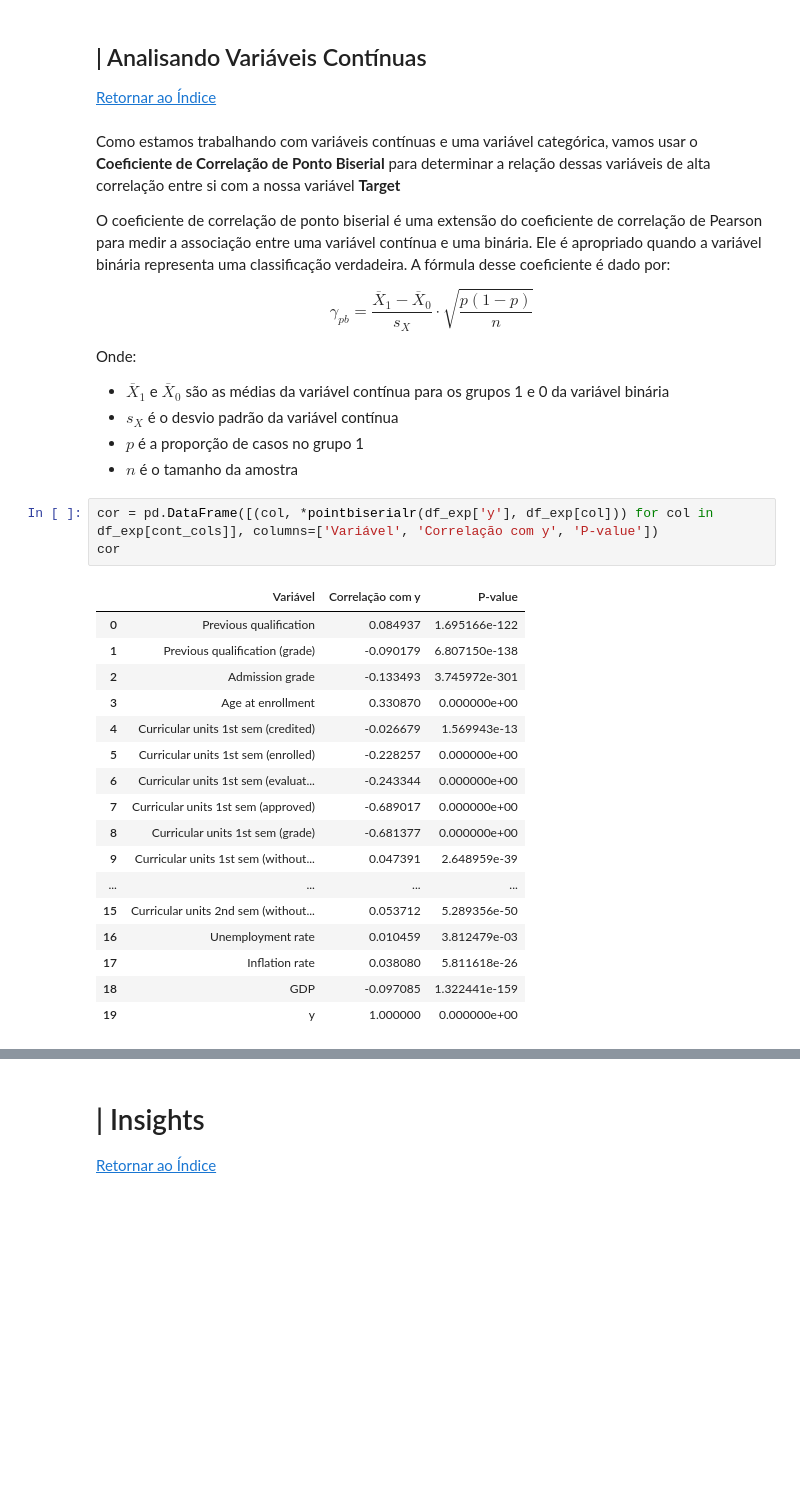
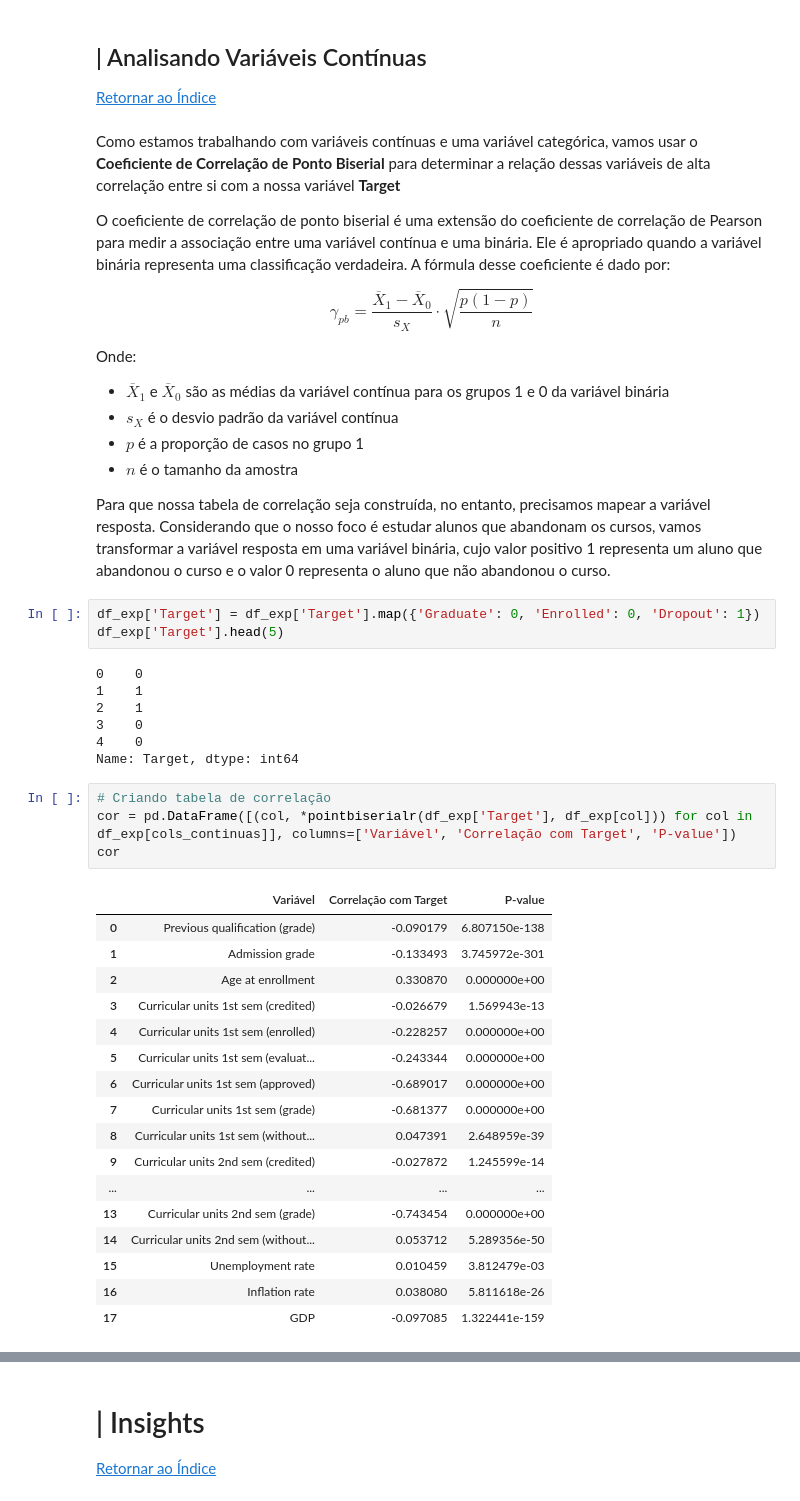
Before and after one commit to DuquePin/Final_Project_EBAC, a Jupyter notebook: notebooks/EDA.ipynb, the cells around one changed output, grey strips where cells are left out. Saved outputs shown, nothing was run; the diff lists cells and outputs as text; blank space fills up the shorter version.

```diff
--- a/notebooks/EDA.ipynb
+++ b/notebooks/EDA.ipynb
@@ -714,25 +930,38 @@ Onde:
 - $s_X$ é o desvio padrão da variável contínua
 - $p$ é a proporção de casos no grupo 1
 - $n$ é o tamanho da amostra
+
+Para que nossa tabela de correlação seja construída, no entanto, precisamos mapear a variável resposta. Considerando que o nosso foco é estudar alunos que abandonam os cursos, vamos transformar a variável resposta em uma variável binária, cujo valor positivo 1 representa um aluno que abandonou o curso e o valor 0 representa o aluno que não abandonou o curso.
+# %%
+df_exp['Target'] = df_exp['Target'].map({'Graduate': 0, 'Enrolled': 0, 'Dropout': 1})
+df_exp['Target'].head(5)
+# %% [output]
+0    0
+1    1
+2    1
+3    0
+4    0
+Name: Target, dtype: int64
 # %%
-cor = pd.DataFrame([(col, *pointbiserialr(df_exp['y'], df_exp[col])) for col in df_exp[cont_cols]], columns=['Variável', 'Correlação com y', 'P-value'])
+# Criando tabela de correlação
+cor = pd.DataFrame([(col, *pointbiserialr(df_exp['Target'], df_exp[col])) for col in df_exp[cols_continuas]], columns=['Variável', 'Correlação com Target', 'P-value'])
 cor
 # %% [output]
-|  | Variável | Correlação com y | P-value |
-| 0 | Previous qualification | 0.084937 | 1.695166e-122 |
-| 1 | Previous qualification (grade) | -0.090179 | 6.807150e-138 |
-| 2 | Admission grade | -0.133493 | 3.745972e-301 |
-| 3 | Age at enrollment | 0.330870 | 0.000000e+00 |
-| 4 | Curricular units 1st sem (credited) | -0.026679 | 1.569943e-13 |
-| 5 | Curricular units 1st sem (enrolled) | -0.228257 | 0.000000e+00 |
-| 6 | Curricular units 1st sem (evaluat... | -0.243344 | 0.000000e+00 |
-| 7 | Curricular units 1st sem (approved) | -0.689017 | 0.000000e+00 |
-| 8 | Curricular units 1st sem (grade) | -0.681377 | 0.000000e+00 |
-| 9 | Curricular units 1st sem (without... | 0.047391 | 2.648959e-39 |
+|  | Variável | Correlação com Target | P-value |
+| 0 | Previous qualification (grade) | -0.090179 | 6.807150e-138 |
+| 1 | Admission grade | -0.133493 | 3.745972e-301 |
+| 2 | Age at enrollment | 0.330870 | 0.000000e+00 |
+| 3 | Curricular units 1st sem (credited) | -0.026679 | 1.569943e-13 |
+| 4 | Curricular units 1st sem (enrolled) | -0.228257 | 0.000000e+00 |
+| 5 | Curricular units 1st sem (evaluat... | -0.243344 | 0.000000e+00 |
+| 6 | Curricular units 1st sem (approved) | -0.689017 | 0.000000e+00 |
+| 7 | Curricular units 1st sem (grade) | -0.681377 | 0.000000e+00 |
+| 8 | Curricular units 1st sem (without... | 0.047391 | 2.648959e-39 |
+| 9 | Curricular units 2nd sem (credited) | -0.027872 | 1.245599e-14 |
 | ... | ... | ... | ... |
-| 15 | Curricular units 2nd sem (without... | 0.053712 | 5.289356e-50 |
-| 16 | Unemployment rate | 0.010459 | 3.812479e-03 |
-| 17 | Inflation rate | 0.038080 | 5.811618e-26 |
-| 18 | GDP | -0.097085 | 1.322441e-159 |
-| 19 | y | 1.000000 | 0.000000e+00 |
+| 13 | Curricular units 2nd sem (grade) | -0.743454 | 0.000000e+00 |
+| 14 | Curricular units 2nd sem (without... | 0.053712 | 5.289356e-50 |
+| 15 | Unemployment rate | 0.010459 | 3.812479e-03 |
+| 16 | Inflation rate | 0.038080 | 5.811618e-26 |
+| 17 | GDP | -0.097085 | 1.322441e-159 |
 # %% [markdown]
```
Also changed, not shown: parts of 100 cells of this notebook, 3 other files.
